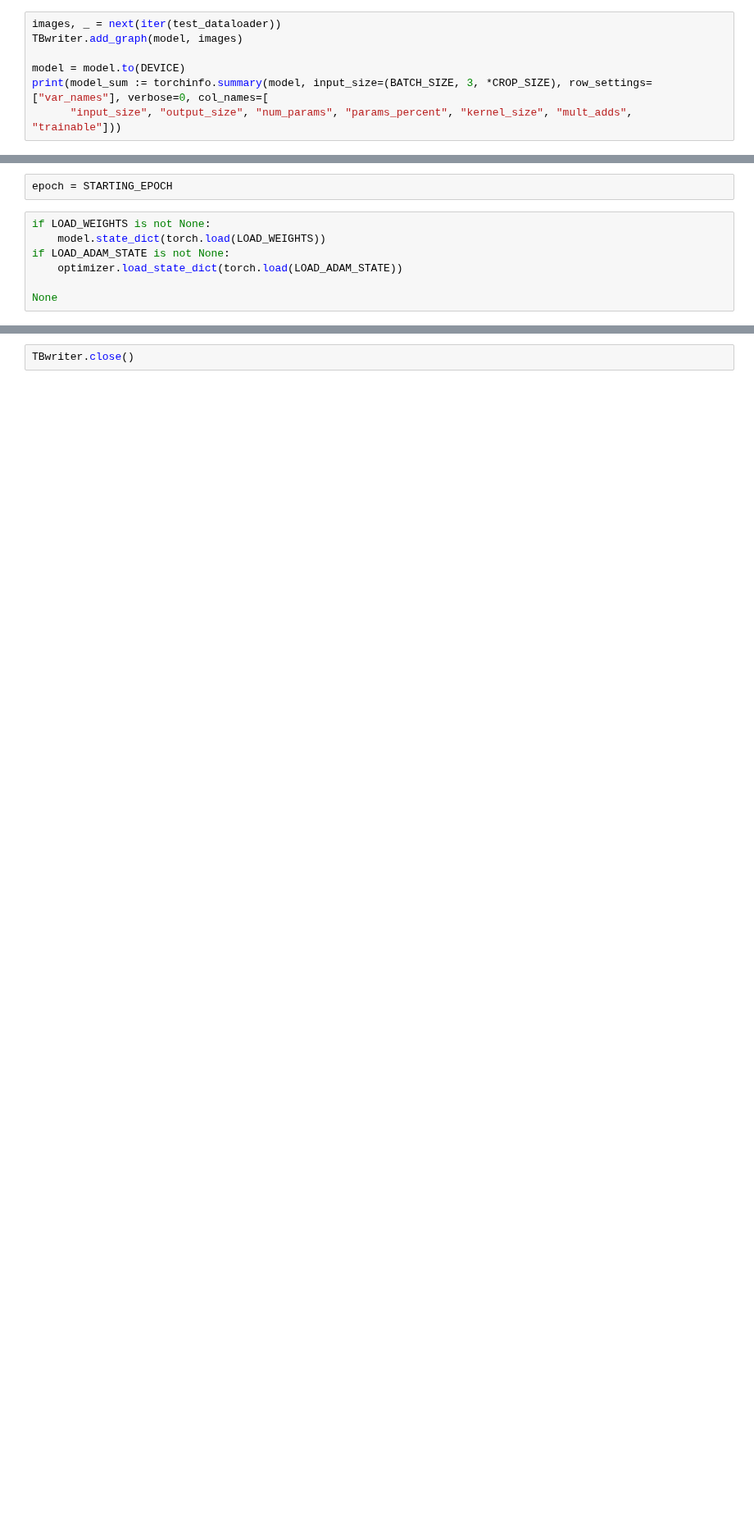
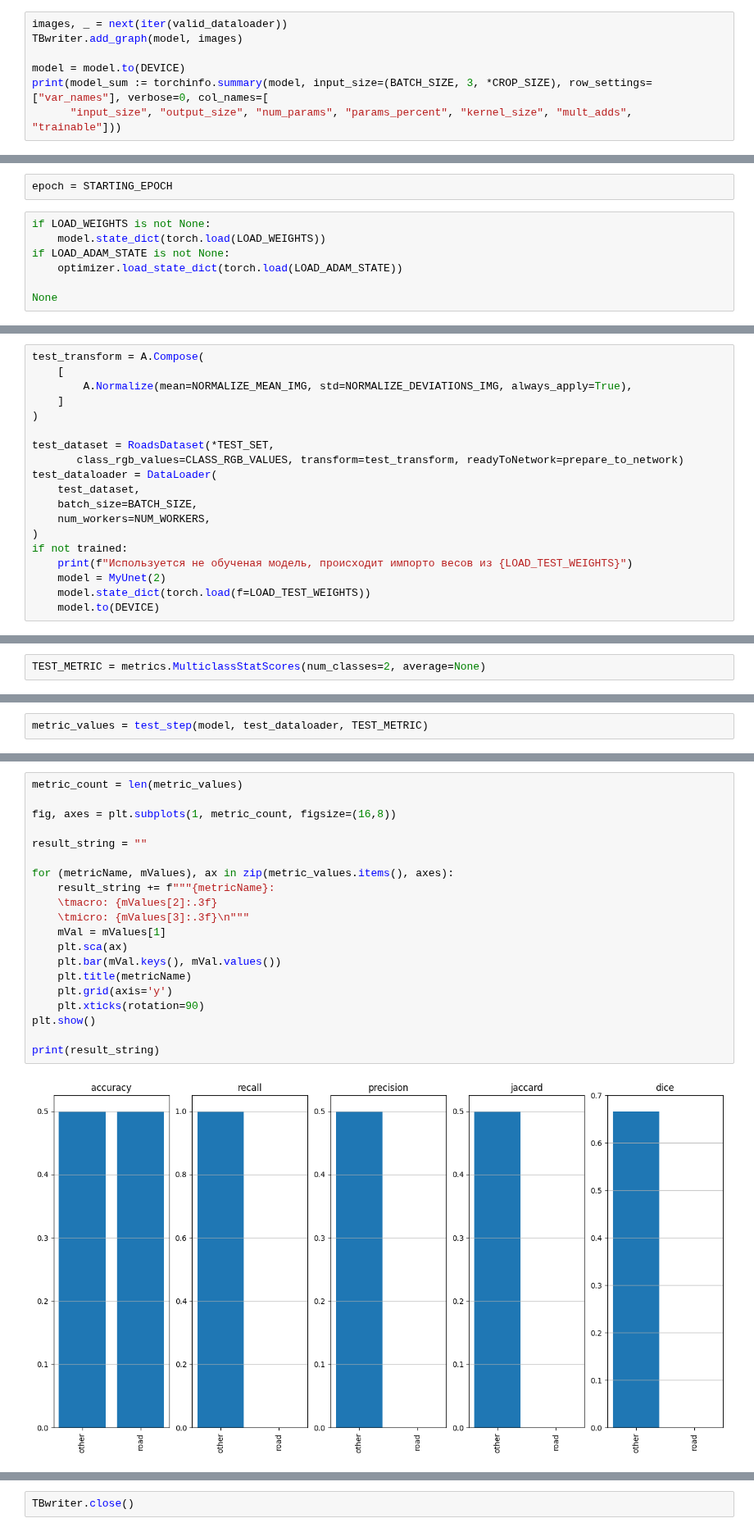
Before and after one commit to JooudDoo/AI_Tasks, a Jupyter notebook: 02_Task/TBTrainer.ipynb, the cells around one changed output, grey strips where cells are left out. Shown at 82% size. Saved outputs shown, nothing was run; the diff lists cells and outputs as text; blank space fills up the shorter version.

```diff
--- a/02_Task/TBTrainer.ipynb
+++ b/02_Task/TBTrainer.ipynb
@@ -360,5 +353,5 @@ test_dataloader = DataLoader(
 # %%
-images, _ = next(iter(test_dataloader))
+images, _ = next(iter(valid_dataloader))
 TBwriter.add_graph(model, images)
 
 model = model.to(DEVICE)
@@ -472,0 +493,19 @@ KeyboardInterrupt:
+# %%
+test_transform = A.Compose(
+    [
+        A.Normalize(mean=NORMALIZE_MEAN_IMG, std=NORMALIZE_DEVIATIONS_IMG, always_apply=True),
+    ]
+)
+
+test_dataset = RoadsDataset(*TEST_SET,
+       class_rgb_values=CLASS_RGB_VALUES, transform=test_transform, readyToNetwork=prepare_to_network)
+test_dataloader = DataLoader(
+    test_dataset,
+    batch_size=BATCH_SIZE,
+    num_workers=NUM_WORKERS,
+)
+if not trained:
+    print(f"Используется не обученая модель, происходит импорто весов из {LOAD_TEST_WEIGHTS}")
+    model = MyUnet(2)
+    model.state_dict(torch.load(f=LOAD_TEST_WEIGHTS))
+    model.to(DEVICE)
@@ -472,0 +514,2 @@ KeyboardInterrupt:
+# %%
+TEST_METRIC = metrics.MulticlassStatScores(num_classes=2, average=None)
@@ -472,0 +565,2 @@ KeyboardInterrupt:
+# %%
+metric_values = test_step(model, test_dataloader, TEST_METRIC)
@@ -472,0 +571,22 @@ KeyboardInterrupt:
+# %%
+metric_count = len(metric_values)
+
+fig, axes = plt.subplots(1, metric_count, figsize=(16,8))
+
+result_string = ""
+
+for (metricName, mValues), ax in zip(metric_values.items(), axes):
+    result_string += f"""{metricName}:
+    \tmacro: {mValues[2]:.3f}
+    \tmicro: {mValues[3]:.3f}\n"""
+    mVal = mValues[1]
+    plt.sca(ax)
+    plt.bar(mVal.keys(), mVal.values())
+    plt.title(metricName)
+    plt.grid(axis='y')
+    plt.xticks(rotation=90)
+plt.show()
+
+print(result_string)
+# %% [output]
+[figure, added]
```
Also changed, not shown: parts of 16 cells of this notebook, 5 other files.
